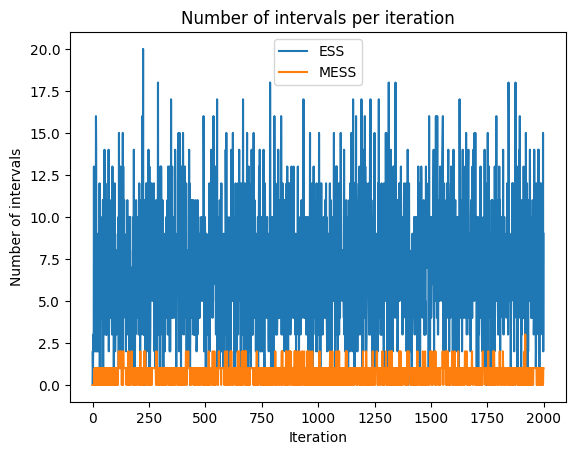
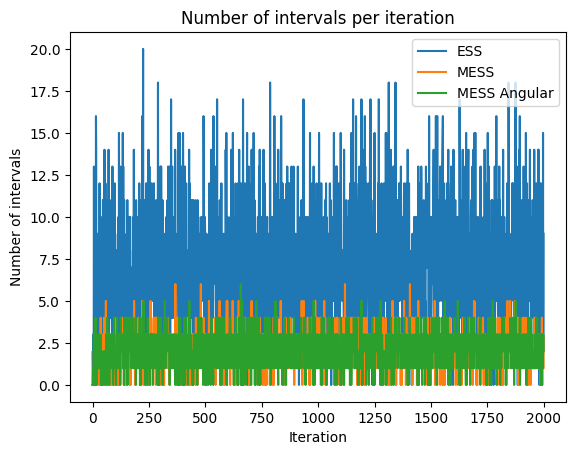
Unified diff of the notebook cell whose output changed from the first chart to the second:
--- before
+++ after
@@ -1,7 +1,8 @@
 plt.plot(intervals_ess)
 plt.plot(intervals_mess)
+plt.plot(intervals_mess_ang)
 plt.xlabel("Iteration")
 plt.ylabel("Number of intervals")
-plt.legend(["ESS", "MESS"])
+plt.legend(["ESS", "MESS", "MESS Angular"])
 plt.title("Number of intervals per iteration")
 plt.show()

Commit: implemented mess angular